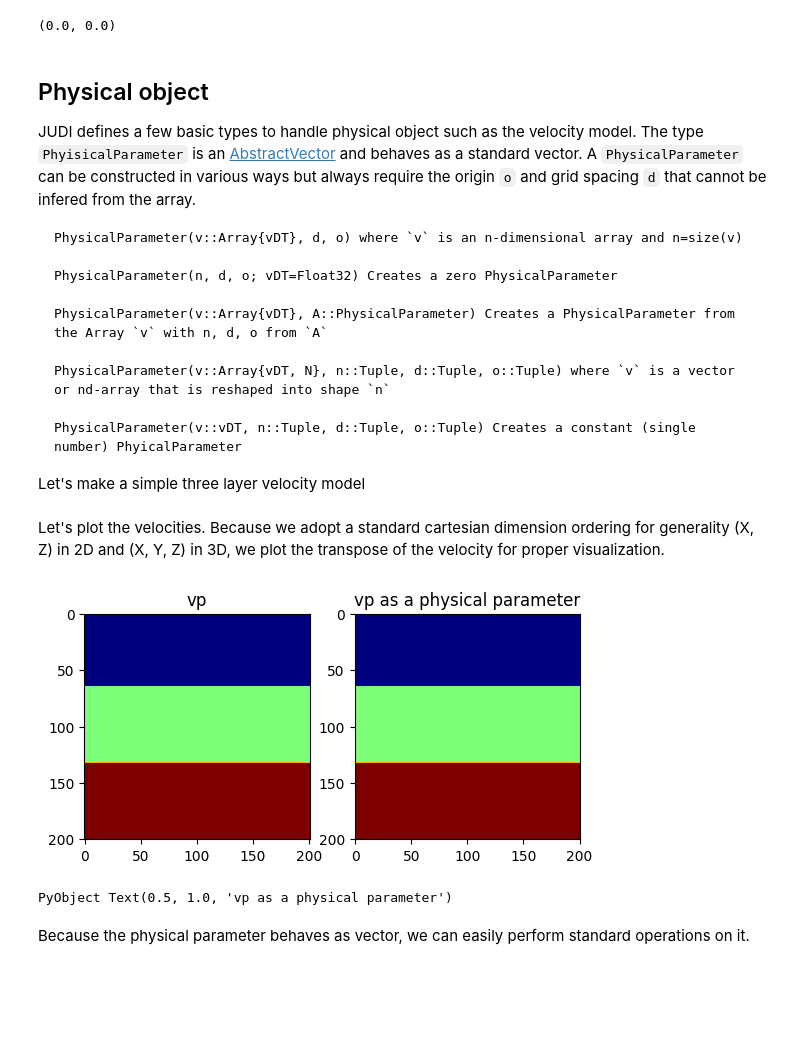
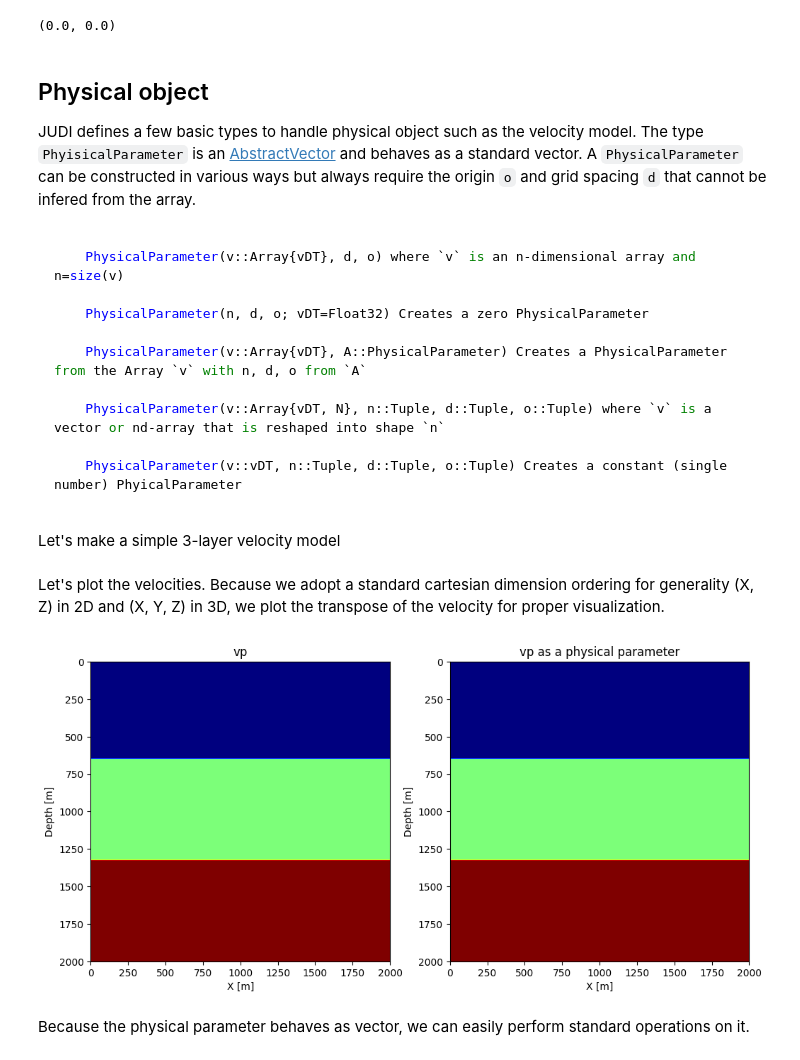
Before and after one commit to slimgroup/SLIMTutorials, a Jupyter notebook: 00_intro_JUDI.ipynb, the cells around one changed output. Drawn from its saved outputs; the diff is of its cells as text; code cells hidden in the pictures; blank space fills up the shorter version.

````diff
--- a/00_intro_JUDI.ipynb
+++ b/00_intro_JUDI.ipynb
@@ -34,6 +31,8 @@ origin = (0.0, 0.0) # in meters as well
 JUDI defines a few basic types to handle physical object such as the velocity model. The type `PhyisicalParameter` is an [AbstractVector](https://docs.julialang.org/en/v1/manual/interfaces/#man-interface-array) and behaves as a standard vector.
 A `PhysicalParameter` can be constructed in various ways but always require the origin `o` and grid spacing `d` that
 cannot be infered from the array.
+
+```julia
 
     PhysicalParameter(v::Array{vDT}, d, o) where `v` is an n-dimensional array and n=size(v)
 
@@ -45,6 +44,7 @@ cannot be infered from the array.
 
     PhysicalParameter(v::vDT, n::Tuple, d::Tuple, o::Tuple) Creates a constant (single number) PhyicalParameter
 
+```
 
-Let's make a simple three layer velocity model
+Let's make a simple 3-layer velocity model
 # %%
@@ -57,16 +57,17 @@ VP = PhysicalParameter(vp, spacing, origin);
 # %% [markdown]
 Let's plot the velocities. Because we adopt a standard cartesian dimension ordering for generality (X, Z) in 2D and (X, Y, Z) in 3D, we plot the transpose of the velocity for proper visualization.
 # %%
-figure()
-subplot(121)
-imshow(vp', cmap="jet")
-title("vp")
-subplot(122)
-imshow(VP', cmap="jet")
-title("vp as a physical parameter")
+figure(figsize=(12, 8));
+subplot(121);
+imshow(vp', cmap="jet", extent=[0, (shape[1]-1)*spacing[1], (shape[2]-1)*spacing[2], 0]);
+xlabel("X [m]");ylabel("Depth [m]");
+title("vp");
+subplot(122);
+imshow(VP', cmap="jet", extent=[0, (shape[1]-1)*spacing[1], (shape[2]-1)*spacing[2], 0]);
+xlabel("X [m]");ylabel("Depth [m]");
+title("vp as a physical parameter");
 # %% [output]
-[figure, old version]
+[figure, new version]
-PyObject Text(0.5, 1.0, 'vp as a physical parameter')
 # %% [markdown]
 Because the physical parameter behaves as vector, we can easily perform standard operations on it.
 # %%
````
Also changed, not shown: parts of 26 cells of this notebook, 3 other files.
